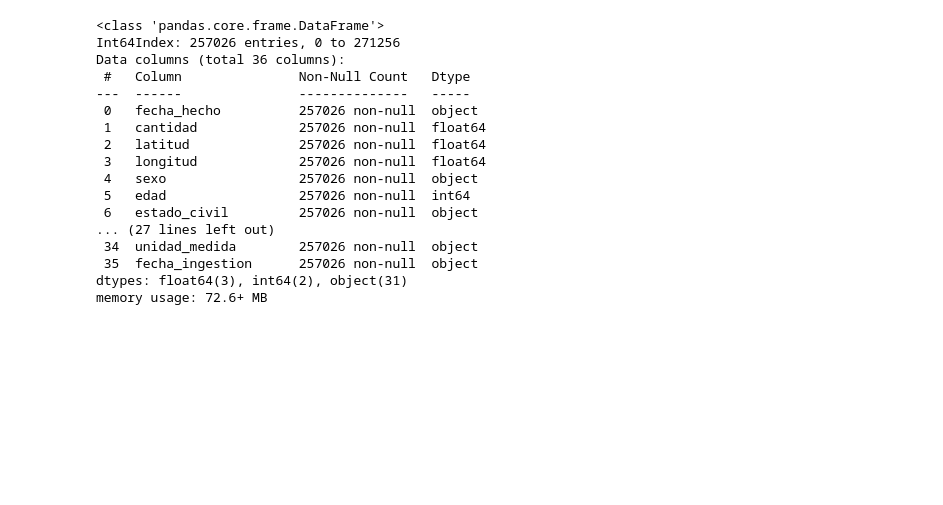
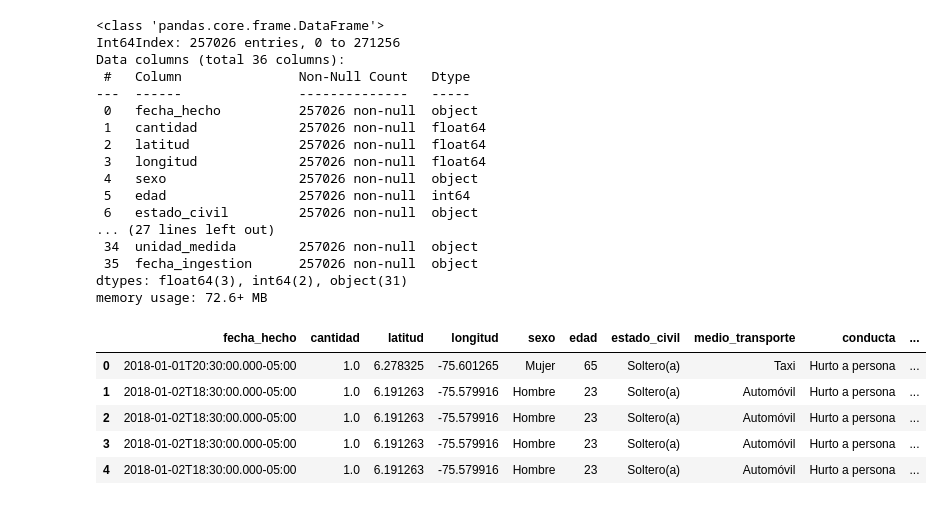
Before and after one commit to d3im3r/ciencia-datos-final-DDS, a Jupyter notebook: Descriptive.ipynb, the cells around one changed output. Saved outputs shown, nothing was run; the diff lists cells and outputs as text; code cells hidden in the pictures; blank space fills up the shorter version.

```diff
--- a/Descriptive.ipynb
+++ b/Descriptive.ipynb
@@ -89,6 +91,7 @@ warnings.filterwarnings("ignore")
 # %% [markdown]
 * Carga del dataset:
 # %%
+pd.set_option("display.max_columns",None) # Visualizar todas las columnas
 datos = pd.read_csv("./Data/hurto_a_persona.csv", sep=";")
 datos.head()
 # %% [output]
@@ -156,4 +158,17 @@ dtypes: float64(3), int64(2), object(31)
 memory usage: 72.6+ MB
 # %%
 # Limpiando columnas con datos faltantes...
-datos.drop("num_doc", axis=1, inplace=True)
+datos.drop(["grupo_actor","actividad_delictiva","parentesco",
+            "ocupacion","discapacidad","grupo_especial",
+            "nivel_academico","testigo","caracterizacion",
+            "conducta_especial","articulo_penal","categoria_penal",
+            "permiso","unidad_medida","fecha_ingestion","color","modelo"], axis=1, inplace=True)
+# %%
+datos.head()
+# %% [output]
+|  | fecha_hecho | cantidad | latitud | longitud | sexo | edad | estado_civil | medio_transporte | conducta | ... |
+| 0 | 2018-01-01T20:30:00.000-05:00 | 1.0 | 6.278325 | -75.601265 | Mujer | 65 | Soltero(a) | Taxi | Hurto a persona | ... |
+| 1 | 2018-01-02T18:30:00.000-05:00 | 1.0 | 6.191263 | -75.579916 | Hombre | 23 | Soltero(a) | Automóvil | Hurto a persona | ... |
+| 2 | 2018-01-02T18:30:00.000-05:00 | 1.0 | 6.191263 | -75.579916 | Hombre | 23 | Soltero(a) | Automóvil | Hurto a persona | ... |
+| 3 | 2018-01-02T18:30:00.000-05:00 | 1.0 | 6.191263 | -75.579916 | Hombre | 23 | Soltero(a) | Automóvil | Hurto a persona | ... |
+| 4 | 2018-01-02T18:30:00.000-05:00 | 1.0 | 6.191263 | -75.579916 | Hombre | 23 | Soltero(a) | Automóvil | Hurto a persona | ... |
```
Also changed, not shown: parts of 9 cells of this notebook.
